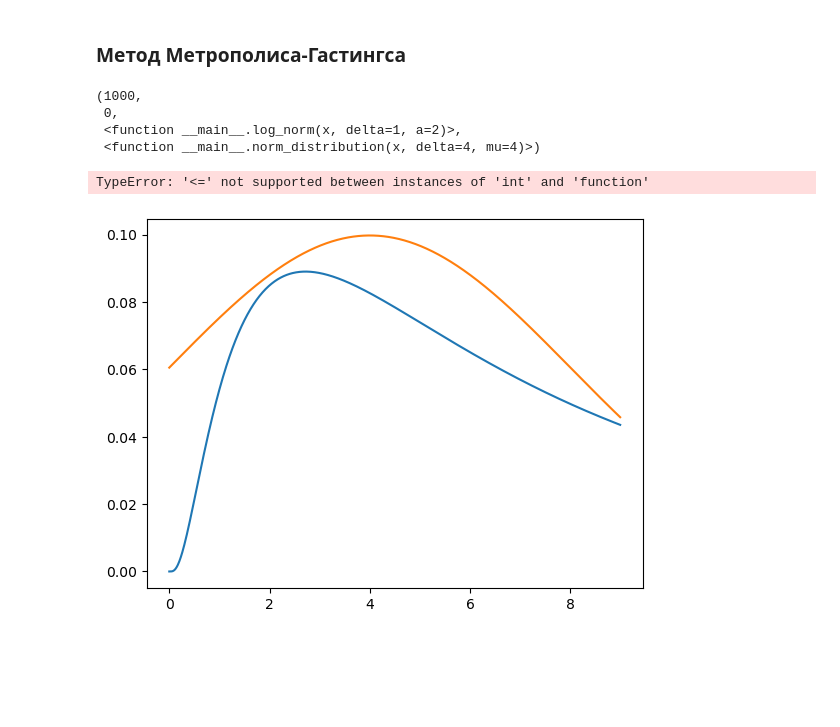
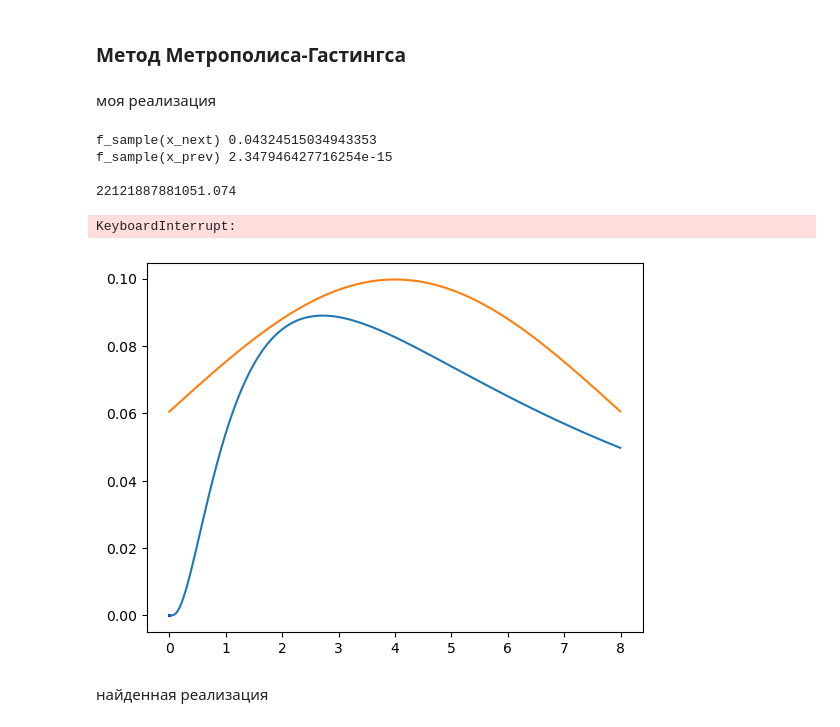
Before and after one commit to tainella/MAI, a Jupyter notebook: magistracy/AI/labs/lab6.ipynb, the cells around one changed output. Saved outputs shown, nothing was run; the diff lists cells and outputs as text; code cells hidden in the pictures; blank space fills up the shorter version.

```diff
--- a/magistracy/AI/labs/lab6.ipynb
+++ b/magistracy/AI/labs/lab6.ipynb
@@ -70,42 +83,51 @@ plt.show()
 # %% [markdown]
 ### Метод Метрополиса-Гастингса
+# %% [markdown]
+моя реализация
 # %%
-def metropolis_hasting(n, x0, f_sample, f_base):
+def metropolis_hasting(n, a, b, x0, f_sample, f_base):
     points = [x0]
     x_prev = x0
-    while len(x) < n:
-        x_next = f_base(x_prev)
+    while len(points) < n:
+        step = np.random.normal()
+        x_next = x_prev + step
+        while x_next < a or x_next > b:
+            step = np.random.normal() #random.normalvariate(4, 4)
+            x_next = x_prev + step
+        print("f_sample(x_next)", f_sample(x_next))
+        print("f_sample(x_prev)", f_sample(x_prev), "\n")
         a1 = f_sample(x_next) / f_sample(x_prev)
         a2 = f_base(x_next) / f_base(x_prev)
-        if a1 * a2 >= 1:
-            points.append(x_next)
+        a = a1 * a2
+        print(a)
+        if a >= 1:
             x_prev = x_next
         else:
-            u = random.uniform(0, q)
-            if u <= a1 * a2:
+            if a >= 1 - a:
                 points.append(x_next)
                 x_prev = x_next
             else:
                 points.append(x_prev)
-    return x
+    return points
 # %%
-sampled_points = (1000, 0, log_norm, norm_distribution)
+sampled_points = metropolis_hasting(100, 0.001, 9, 0.001, log_norm, norm_distribution)
+# %% [output]
+f_sample(x_next) 0.04324515034943353
+f_sample(x_prev) 2.347946427716254e-15
+
+22121887881051.074
+KeyboardInterrupt:
-# %%
-sampled_points
-# %% [output]
-(1000,
- 0,
- <function __main__.log_norm(x, delta=1, a=2)>,
- <function __main__.norm_distribution(x, delta=4, mu=4)>)
 # %%
-x = np.arange(0.001, 9, 0.01)
+x = np.arange(0.001, 8, 0.01)
 y = np.array([log_norm(xx, 1, 2) for xx in x])
 y_norm = np.array([norm_distribution(xx, 4, 4) for xx in x])
 plt.plot(x, y)
 plt.plot(x, y_norm) #оранжевым
 
-plt.hist(sampled_points, 30, density=True, color="grey", alpha = 0.5)
+plt.scatter(sampled_points, np.zeros_like(sampled_points), s=1,color = "blue")
+#plt.hist(sampled_points, 30, density=True, color="grey", alpha = 0.5)
 plt.show()
 # %% [output]
-TypeError: '<=' not supported between instances of 'int' and 'function'
-[figure, old version]
+[figure, new version]
+# %% [markdown]
+найденная реализация
```
Also changed, not shown: parts of 7 cells of this notebook.
